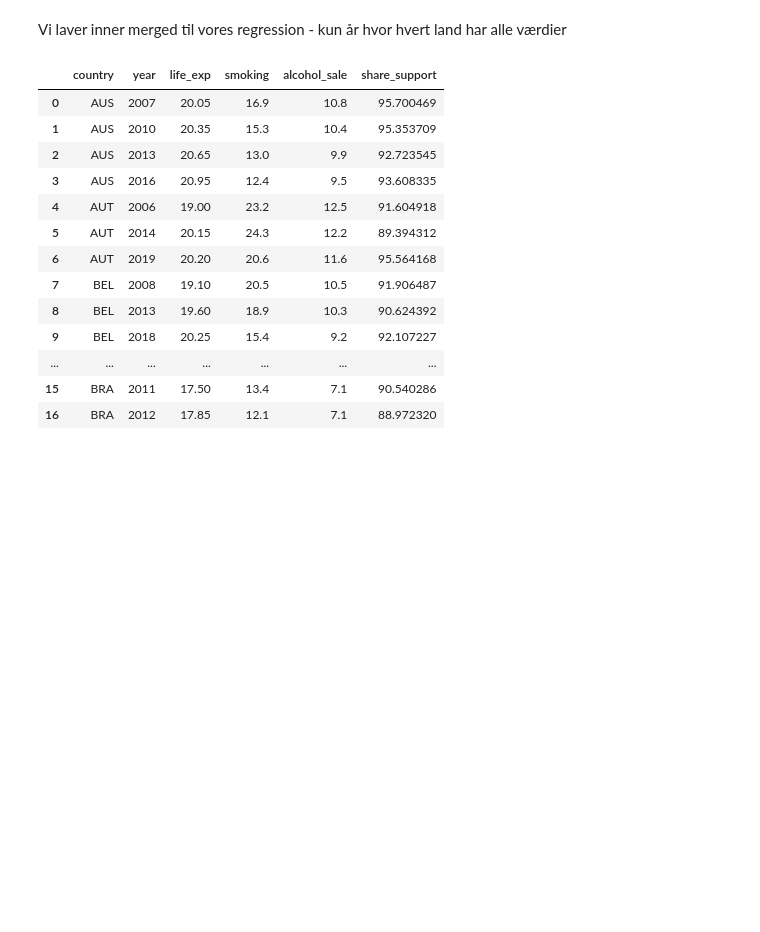
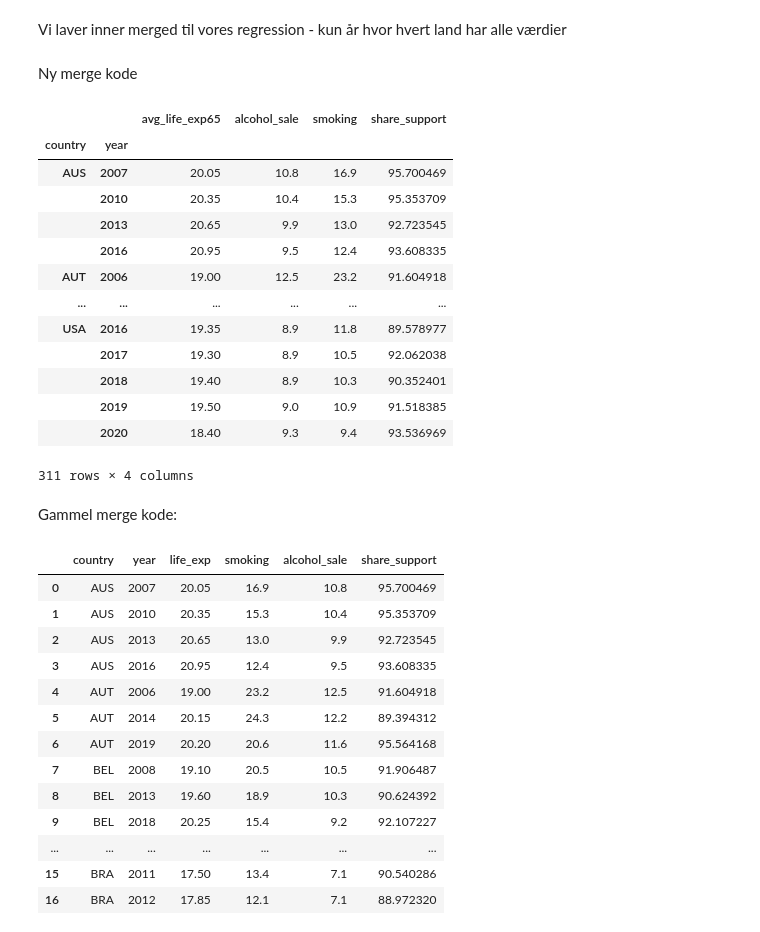
Before and after one commit to NumEconCopenhagen/projects-2023-ida-simone-elin, a Jupyter notebook: dataproject/dataproject.ipynb, the cells around one changed output. Cells and saved outputs as stored; diff of their text form; code cells hidden in the pictures; blank space fills up the shorter version.

```diff
--- a/dataproject/dataproject.ipynb
+++ b/dataproject/dataproject.ipynb
@@ -275,6 +358,28 @@ Make sure that your resulting data sets have the correct number of rows and colu
 # Analysis
 # %% [markdown]
 Vi laver inner merged til vores regression - kun år hvor hvert land har alle værdier
+# %% [markdown]
+Ny merge kode
+# %%
+mergedregress2= life_exp_stack.merge(alcohol, on=['country','year'],how='inner').merge(smokers, on=['country','year'],how='inner').merge(social_support,on=['country','year'],how='inner')
+mergedregress2.set_index(['country','year'])
+# %% [output]
+|  |  | avg_life_exp65 | alcohol_sale | smoking | share_support |
+| country | year |  |  |  |  |
+| AUS | 2007 | 20.05 | 10.8 | 16.9 | 95.700469 |
+|  | 2010 | 20.35 | 10.4 | 15.3 | 95.353709 |
+|  | 2013 | 20.65 | 9.9 | 13.0 | 92.723545 |
+|  | 2016 | 20.95 | 9.5 | 12.4 | 93.608335 |
+| AUT | 2006 | 19.00 | 12.5 | 23.2 | 91.604918 |
+| ... | ... | ... | ... | ... | ... |
+| USA | 2016 | 19.35 | 8.9 | 11.8 | 89.578977 |
+|  | 2017 | 19.30 | 8.9 | 10.5 | 92.062038 |
+|  | 2018 | 19.40 | 8.9 | 10.3 | 90.352401 |
+|  | 2019 | 19.50 | 9.0 | 10.9 | 91.518385 |
+|  | 2020 | 18.40 | 9.3 | 9.4 | 93.536969 |
+311 rows × 4 columns
+# %% [markdown]
+Gammel merge kode:
 # %%
 #merging the data for regression
 smokeralcregress = pd.merge(smokers,alcohol,on=['country','year'],how='inner')
```
Also changed, not shown: parts of 32 cells of this notebook, 1 other file.
